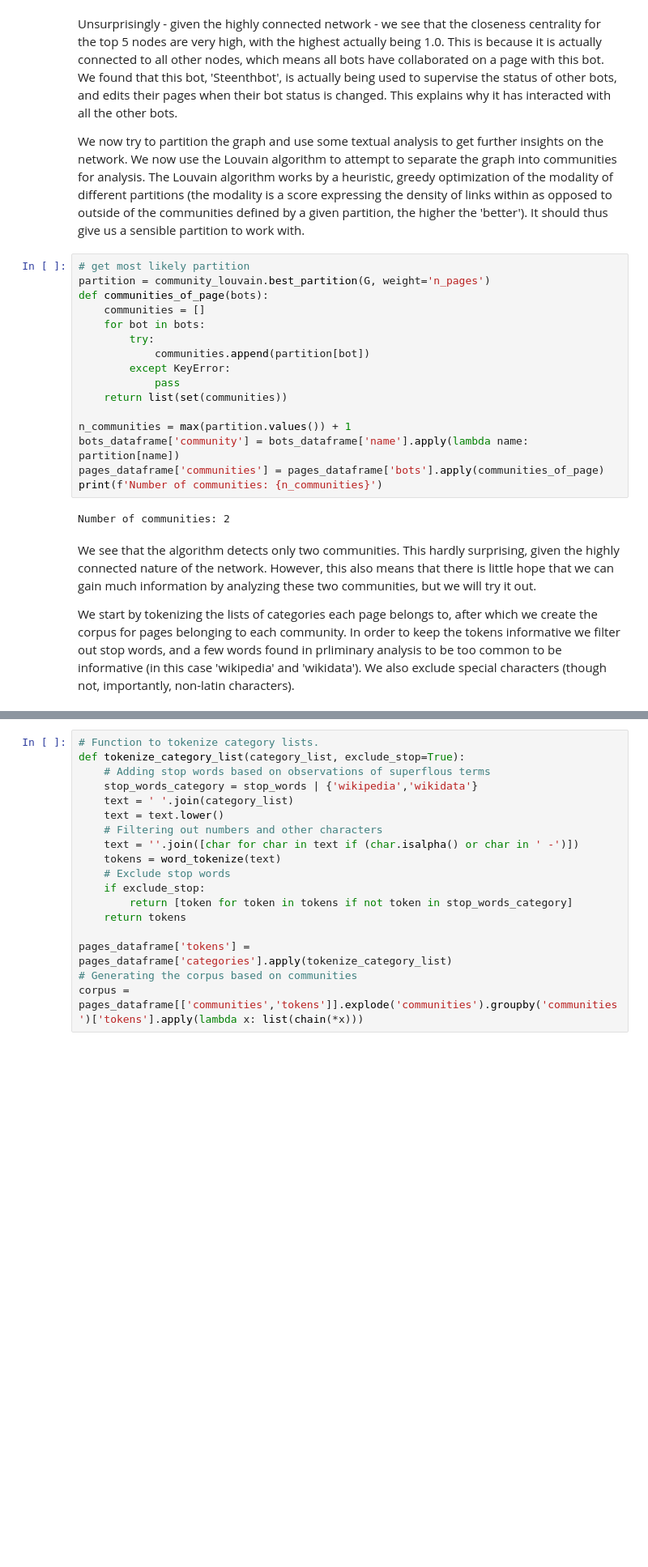
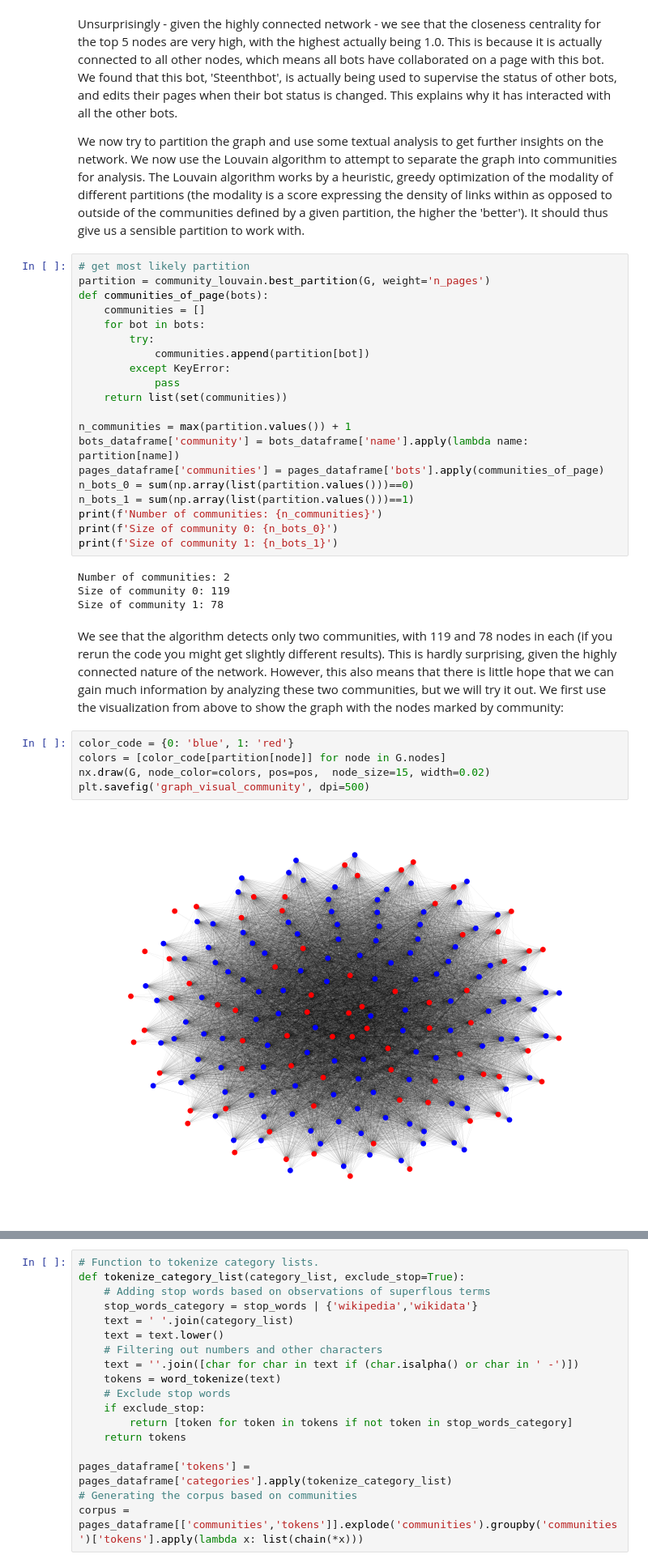
Before and after one commit to CSS-project-02467/CSS_Project, a Jupyter notebook: wikipedia.ipynb, the cells around one changed output, grey strips where cells are left out. Shown: that part at 81% size. Drawn from its saved outputs; the diff is of its cells as text; blank space fills up the shorter version.

```diff
--- a/wikipedia.ipynb
+++ b/wikipedia.ipynb
@@ -260,10 +260,21 @@ def communities_of_page(bots):
 n_communities = max(partition.values()) + 1
 bots_dataframe['community'] = bots_dataframe['name'].apply(lambda name: partition[name])
 pages_dataframe['communities'] = pages_dataframe['bots'].apply(communities_of_page)
+n_bots_0 = sum(np.array(list(partition.values()))==0)
+n_bots_1 = sum(np.array(list(partition.values()))==1)
 print(f'Number of communities: {n_communities}')
+print(f'Size of community 0: {n_bots_0}')
+print(f'Size of community 1: {n_bots_1}')
 # %% [output]
 Number of communities: 2
+Size of community 0: 119
+Size of community 1: 78
 # %% [markdown]
-We see that the algorithm detects only two communities. This hardly surprising, given the highly connected nature of the network. However, this also means that there is little hope that we can gain much information by analyzing these two communities, but we will try it out.
-
-We start by tokenizing the lists of categories each page belongs to, after which we create the corpus for pages belonging to each community. In order to keep the tokens informative we filter out stop words, and a few words found in prliminary analysis to be too common to be informative (in this case 'wikipedia' and 'wikidata'). We also exclude special characters (though not, importantly, non-latin characters).
+We see that the algorithm detects only two communities, with 119 and 78 nodes in each (if you rerun the code you might get slightly different results). This is hardly surprising, given the highly connected nature of the network. However, this also means that there is little hope that we can gain much information by analyzing these two communities, but we will try it out. We first use the visualization from above to show the graph with the nodes marked by community:
+# %%
+color_code = {0: 'blue', 1: 'red'}
+colors = [color_code[partition[node]] for node in G.nodes]
+nx.draw(G, node_color=colors, pos=pos,  node_size=15, width=0.02)
+plt.savefig('graph_visual_community', dpi=500)
+# %% [output]
+[figure, added]
```
Also changed, not shown: parts of 26 cells of this notebook, 2 other files.
